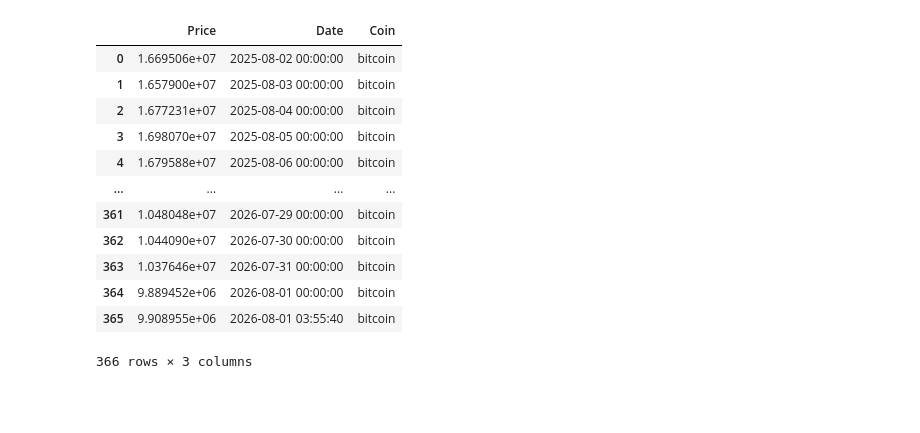
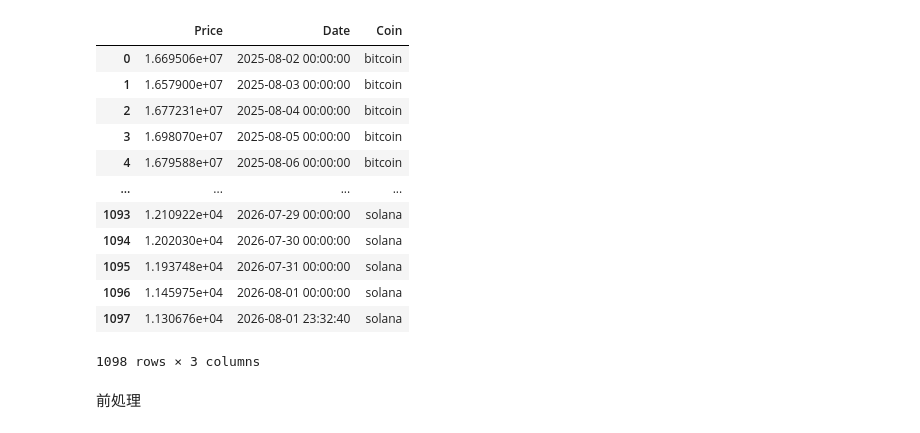
Before and after one commit to shota98501/workspace, a Jupyter notebook: Project/crypto_project/crypto_project(years).ipynb, the cells around one changed output. Cells and saved outputs as stored; diff of their text form; code cells hidden in the pictures; blank space fills up the shorter version.

```diff
--- a/Project/crypto_project/crypto_project(years).ipynb
+++ b/Project/crypto_project/crypto_project(years).ipynb
@@ -28,20 +28,3 @@ def get_history(coin, days):
     df["Coin"] = coin
 
     return df.drop(columns="Timestamp")
-# %%
-btc = get_history("bitcoin", 365)
-btc
-# %% [output]
-|  | Price | Date | Coin |
-| 0 | 1.669506e+07 | 2025-08-02 00:00:00 | bitcoin |
-| 1 | 1.657900e+07 | 2025-08-03 00:00:00 | bitcoin |
-| 2 | 1.677231e+07 | 2025-08-04 00:00:00 | bitcoin |
-| 3 | 1.698070e+07 | 2025-08-05 00:00:00 | bitcoin |
-| 4 | 1.679588e+07 | 2025-08-06 00:00:00 | bitcoin |
-| ... | ... | ... | ... |
-| 361 | 1.048048e+07 | 2026-07-29 00:00:00 | bitcoin |
-| 362 | 1.044090e+07 | 2026-07-30 00:00:00 | bitcoin |
-| 363 | 1.037646e+07 | 2026-07-31 00:00:00 | bitcoin |
-| 364 | 9.889452e+06 | 2026-08-01 00:00:00 | bitcoin |
-| 365 | 9.908955e+06 | 2026-08-01 03:55:40 | bitcoin |
-366 rows × 3 columns
@@ -47,0 +50,18 @@ btc
+# %%
+crypto_df
+# %% [output]
+|  | Price | Date | Coin |
+| 0 | 1.669506e+07 | 2025-08-02 00:00:00 | bitcoin |
+| 1 | 1.657900e+07 | 2025-08-03 00:00:00 | bitcoin |
+| 2 | 1.677231e+07 | 2025-08-04 00:00:00 | bitcoin |
+| 3 | 1.698070e+07 | 2025-08-05 00:00:00 | bitcoin |
+| 4 | 1.679588e+07 | 2025-08-06 00:00:00 | bitcoin |
+| ... | ... | ... | ... |
+| 1093 | 1.210922e+04 | 2026-07-29 00:00:00 | solana |
+| 1094 | 1.202030e+04 | 2026-07-30 00:00:00 | solana |
+| 1095 | 1.193748e+04 | 2026-07-31 00:00:00 | solana |
+| 1096 | 1.145975e+04 | 2026-08-01 00:00:00 | solana |
+| 1097 | 1.130676e+04 | 2026-08-01 23:32:40 | solana |
+1098 rows × 3 columns
+# %% [markdown]
+前処理
```
Also changed, not shown: parts of 9 cells of this notebook.
